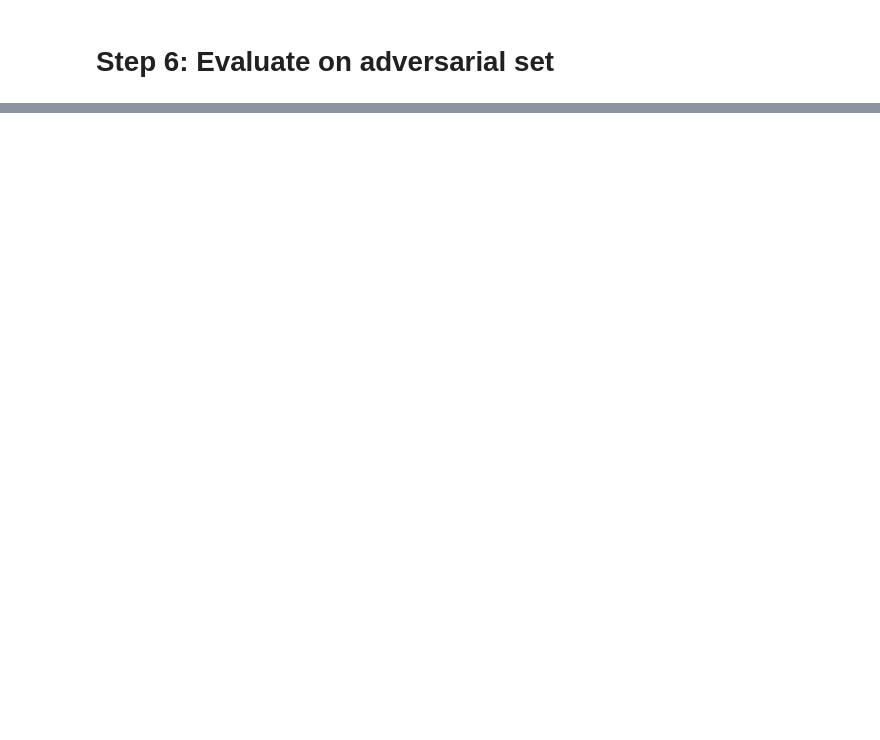
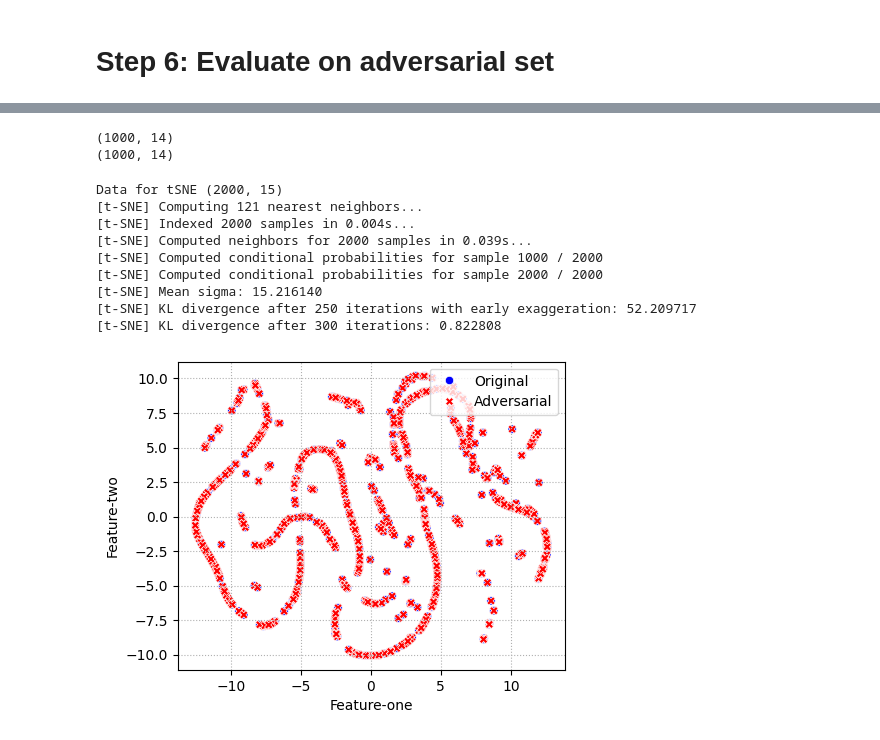
Before and after one commit to apachetechnology/AdvFailureCurves, a Jupyter notebook: AdversarialTraining/nbAdvExGen.ipynb, the cells around one changed output, grey strips where cells are left out. Drawn from its saved outputs; the diff is of its cells as text; code cells hidden in the pictures; blank space fills up the shorter version.

```diff
--- a/AdversarialTraining/nbAdvExGen.ipynb
+++ b/AdversarialTraining/nbAdvExGen.ipynb
@@ -110,2 +127,4 @@ attack = FastGradientMethod(estimator=classifier, eps=0.1)
 # %%
-X_test_adv = attack.generate(x=X_test)
+nSamples = 1000
+X_test_adv = attack.generate(x=X_test[0:nSamples,])
+print(X_test_adv.shape)
@@ -120,0 +155,33 @@ print("Adversarial sample (first row):", X_test_adv[0])
+# %%
+arr_zeros = np.zeros(nSamples).reshape(-1,1)
+listOrig = np.hstack((X_test[0:nSamples,], arr_zeros))
+print(listOrig.shape)
+
+arr_ones = np.ones(nSamples).reshape(-1,1)
+listAdv = np.hstack((X_test_adv, arr_ones))
+print(listAdv.shape)
+
+listData = np.vstack((listOrig, listAdv))
+dfCols = ['Bin_'+str(i) for i in range(X_test.shape[1])]
+dfCols.append('Labels')
+#print(dfCols)
+df = pd.DataFrame(listData, columns=dfCols)
+# %% [output]
+(1000, 14)
+(1000, 14)
+# %%
+strOutputFile = '../local-data/tsneKyoto_AT.pdf'
+
+tSNEPlots(df, listLabels=['Original', 'Adversarial'],
+              strOutputFile=strOutputFile)
+# %% [output]
+Data for tSNE (2000, 15)
+[t-SNE] Computing 121 nearest neighbors...
+[t-SNE] Indexed 2000 samples in 0.004s...
+[t-SNE] Computed neighbors for 2000 samples in 0.039s...
+[t-SNE] Computed conditional probabilities for sample 1000 / 2000
+[t-SNE] Computed conditional probabilities for sample 2000 / 2000
+[t-SNE] Mean sigma: 15.216140
+[t-SNE] KL divergence after 250 iterations with early exaggeration: 52.209717
+[t-SNE] KL divergence after 300 iterations: 0.822808
+[figure, added]
```
Also changed, not shown: parts of 7 cells of this notebook.
